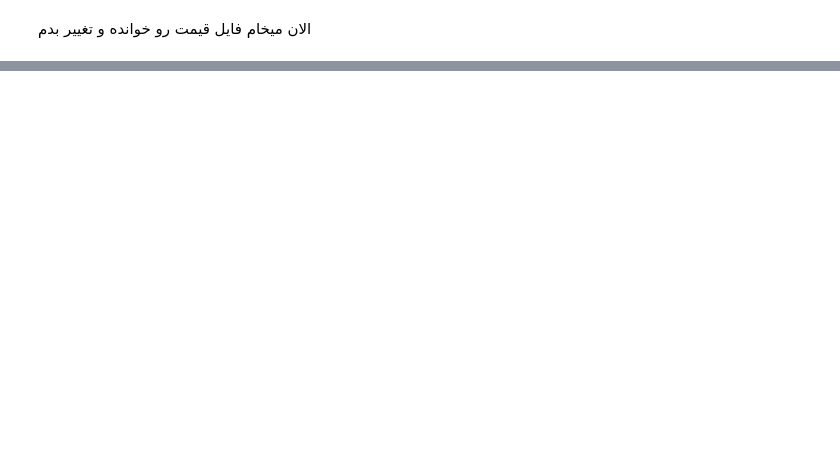
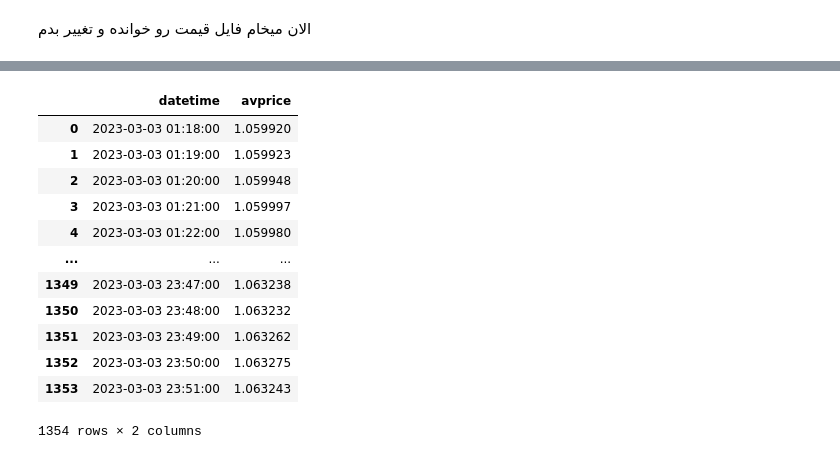
Before and after one commit to im-mahdi-74/analyses.one, a Jupyter notebook: tp.ipynb, the cells around one changed output, grey strips where cells are left out. Saved outputs shown, nothing was run; the diff lists cells and outputs as text; code cells hidden in the pictures; blank space fills up the shorter version.

```diff
--- a/tp.ipynb
+++ b/tp.ipynb
@@ -314,0 +372,16 @@ df['Price_Change'] = df['Price'].pct_change()
+# %%
+price
+# %% [output]
+|  | datetime | avprice |
+| 0 | 2023-03-03 01:18:00 | 1.059920 |
+| 1 | 2023-03-03 01:19:00 | 1.059923 |
+| 2 | 2023-03-03 01:20:00 | 1.059948 |
+| 3 | 2023-03-03 01:21:00 | 1.059997 |
+| 4 | 2023-03-03 01:22:00 | 1.059980 |
+| ... | ... | ... |
+| 1349 | 2023-03-03 23:47:00 | 1.063238 |
+| 1350 | 2023-03-03 23:48:00 | 1.063232 |
+| 1351 | 2023-03-03 23:49:00 | 1.063262 |
+| 1352 | 2023-03-03 23:50:00 | 1.063275 |
+| 1353 | 2023-03-03 23:51:00 | 1.063243 |
+1354 rows × 2 columns
```
Also changed, not shown: parts of 18 cells of this notebook.
